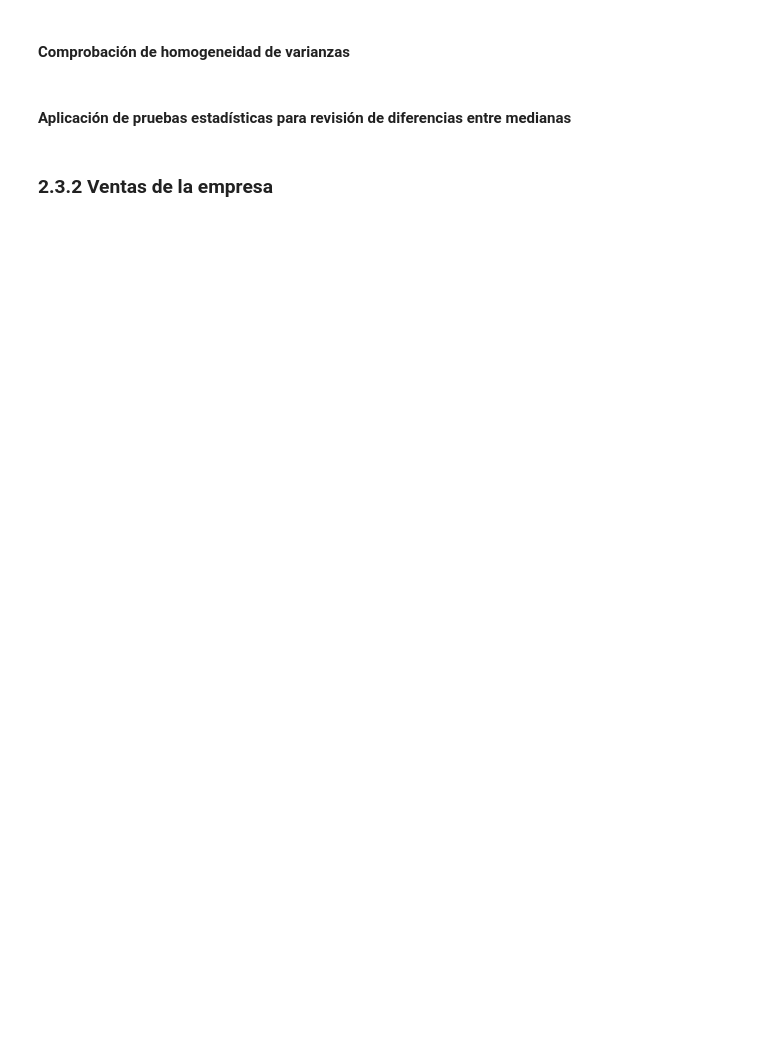
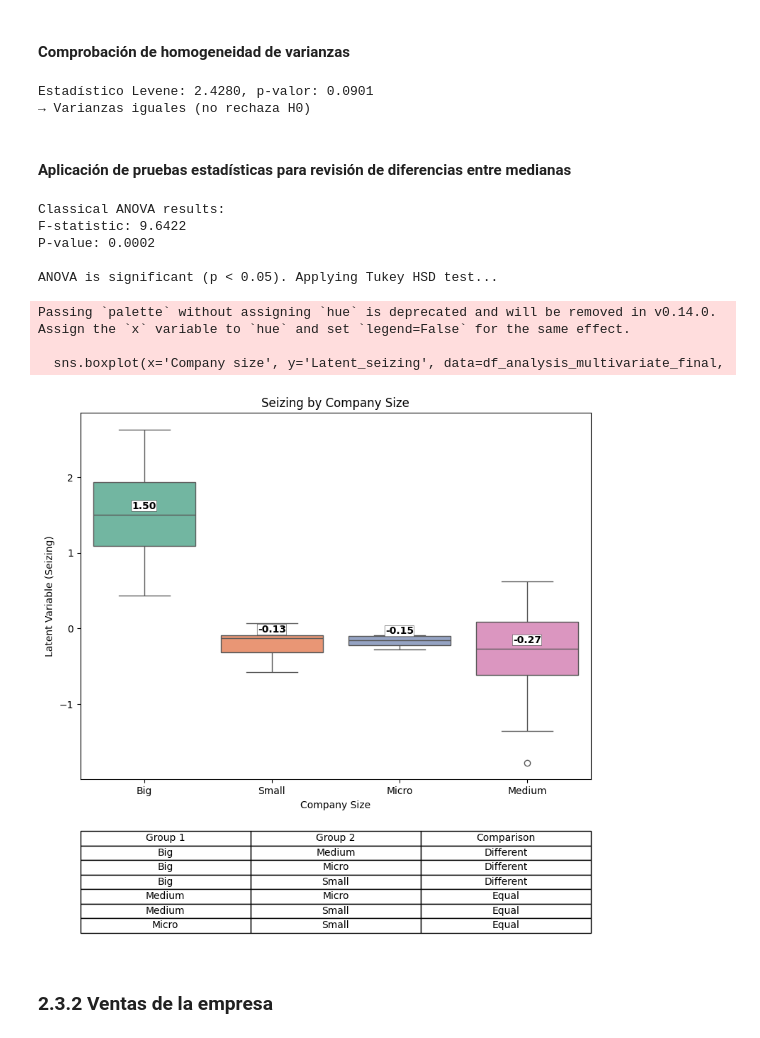
Before and after one commit to AlejaGuz/orange, a Jupyter notebook: Notebook_AFO_LFM_v4.ipynb, the cells around one changed output. Drawn from its saved outputs; the diff is of its cells as text; code cells hidden in the pictures; blank space fills up the shorter version.

```diff
--- a/Notebook_AFO_LFM_v4.ipynb
+++ b/Notebook_AFO_LFM_v4.ipynb
@@ -1699,8 +1712,8 @@ else:
 # %%
-df_promedio_empresa_reg_lineal = df_analysis_multivariate_final[["Indice_Sensing","Number of patents innovations"]]
+df_promedio_empresa_reg_lineal = df_analysis_multivariate_final[["Latent_sensing","Number of patents innovations"]]
 
-x=df_promedio_empresa_reg_lineal.drop(["Indice_Sensing"], axis=1)
-y=df_promedio_empresa_reg_lineal["Indice_Sensing"]
+x=df_promedio_empresa_reg_lineal.drop(["Latent_sensing"], axis=1)
+y=df_promedio_empresa_reg_lineal["Latent_sensing"]
 X = sm.add_constant(x)
 model = sm.OLS(y,X)
 result=model.fit()
@@ -1878,7 +1951,7 @@ for group in df_analysis_multivariate_final['Company size'].unique():
 # %%
 # Agrupar los datos por grupo
 grupos = df_analysis_multivariate_final['Company size'].unique()
-datos_por_grupo = [df_analysis_multivariate_final[df_analysis_multivariate_final['Company size'] == g]['Indice_Seizing'] for g in grupos]
+datos_por_grupo = [df_analysis_multivariate_final[df_analysis_multivariate_final['Company size'] == g]['Latent_seizing'] for g in grupos]
 
 # Aplicar prueba de Levene
 stat, p = levene(*datos_por_grupo)
@@ -1888,11 +1961,14 @@ if p < 0.05:
     print("→ Varianzas diferentes (rechaza H0)")
 else:
     print("→ Varianzas iguales (no rechaza H0)")
+# %% [output]
+Estadístico Levene: 2.4280, p-valor: 0.0901
+→ Varianzas iguales (no rechaza H0)
 # %% [markdown]
 #### **Aplicación de pruebas estadísticas para revisión de diferencias entre medianas**
 # %%
 # 1. Classical ANOVA
-groups = df_analysis_multivariate_final.groupby('Company size')['Indice_Seizing'].apply(list)
+groups = df_analysis_multivariate_final.groupby('Company size')['Latent_seizing'].apply(list)
 f_stat, p_value = f_oneway(*groups)
 
 print("\nClassical ANOVA results:")
@@ -1904,45 +1980,55 @@ if p_value < 0.05:
     print("\nANOVA is significant (p < 0.05). Applying Tukey HSD test...")
 
     # 3. Tukey HSD post-hoc test
-    tukey = pairwise_tukeyhsd(endog=df_analysis_multivariate_final['Indice_Seizing'],
+    tukey = pairwise_tukeyhsd(endog=df_analysis_multivariate_final['Latent_seizing'],
                               groups=df_analysis_multivariate_final['Company size'],
                               alpha=0.05)
     tukey_summary = pd.DataFrame(data=tukey.summary().data[1:], columns=tukey.summary().data[0])
     tukey_summary['Interpretation'] = tukey_summary['p-adj'].apply(lambda x: 'Different' if x < 0.05 else 'Equal')
 
     # 4. Compute medians by group and sort
-    medians = df_analysis_multivariate_final.groupby('Company size')['Indice_Seizing'].median().reset_index()
-    category_order = medians.sort_values('Indice_Seizing', ascending=False)['Company size'].tolist()
+    medians = df_analysis_multivariate_final.groupby('Company size')['Latent_seizing'].median().reset_index()
+    category_order = medians.sort_values('Latent_seizing', ascending=False)['Company size'].tolist()
 
     # 5. Create figure (boxplot + table)
     fig, ax = plt.subplots(2, 1, figsize=(8, 8), gridspec_kw={'height_ratios': [3, 1]})
 
-    sns.boxplot(x='Company size', y='Indice_Seizing', data=df_analysis_multivariate_final,
+    sns.boxplot(x='Company size', y='Latent_seizing', data=df_analysis_multivariate_final,
                 ax=ax[0], palette="Set2", order=category_order)
     ax[0].set_title("Seizing by Company Size")
     ax[0].set_xlabel("Company Size")
     ax[0].set_ylabel("Latent Variable (Seizing)")
 
     # Annotate medians
     for i, row in medians.iterrows():
         idx = category_order.index(row['Company size'])
         offset = 0.05
-        ax[0].text(idx, row['Indice_Seizing'] + offset,
-                   f"{row['Indice_Seizing']:.2f}",
+        ax[0].text(idx, row['Latent_seizing'] + offset,
+                   f"{row['Latent_seizing']:.2f}",
                    ha='center', va='bottom', fontweight='bold', color='black',
                    bbox=dict(facecolor='white', edgecolor='black', boxstyle='round,pad=0.05', linewidth=0.3))
 
     # 6. Add table below the plot
     table = tukey_summary[['group1', 'group2', 'Interpretation']]
     ax[1].axis('off')
     table_text = table.values.tolist()
     column_labels = ['Group 1', 'Group 2', 'Comparison']
     ax[1].table(cellText=table_text, colLabels=column_labels, loc='center', cellLoc='center')
 
     plt.tight_layout()
     plt.show()
 
 else:
     print("\nANOVA is not significant (p ≥ 0.05). Tukey HSD test and plot will not be generated.")
+# %% [output]
+Classical ANOVA results:
+F-statistic: 9.6422
+P-value: 0.0002
+
+ANOVA is significant (p < 0.05). Applying Tukey HSD test...
+Passing `palette` without assigning `hue` is deprecated and will be removed in v0.14.0. Assign the `x` variable to `hue` and set `legend=False` for the same effect.
+
+  sns.boxplot(x='Company size', y='Latent_seizing', data=df_analysis_multivariate_final,
+[figure, added]
 # %% [markdown]
 ### **2.3.2 Ventas de la empresa**
```
Also changed, not shown: parts of 134 cells of this notebook, 3 other files.
